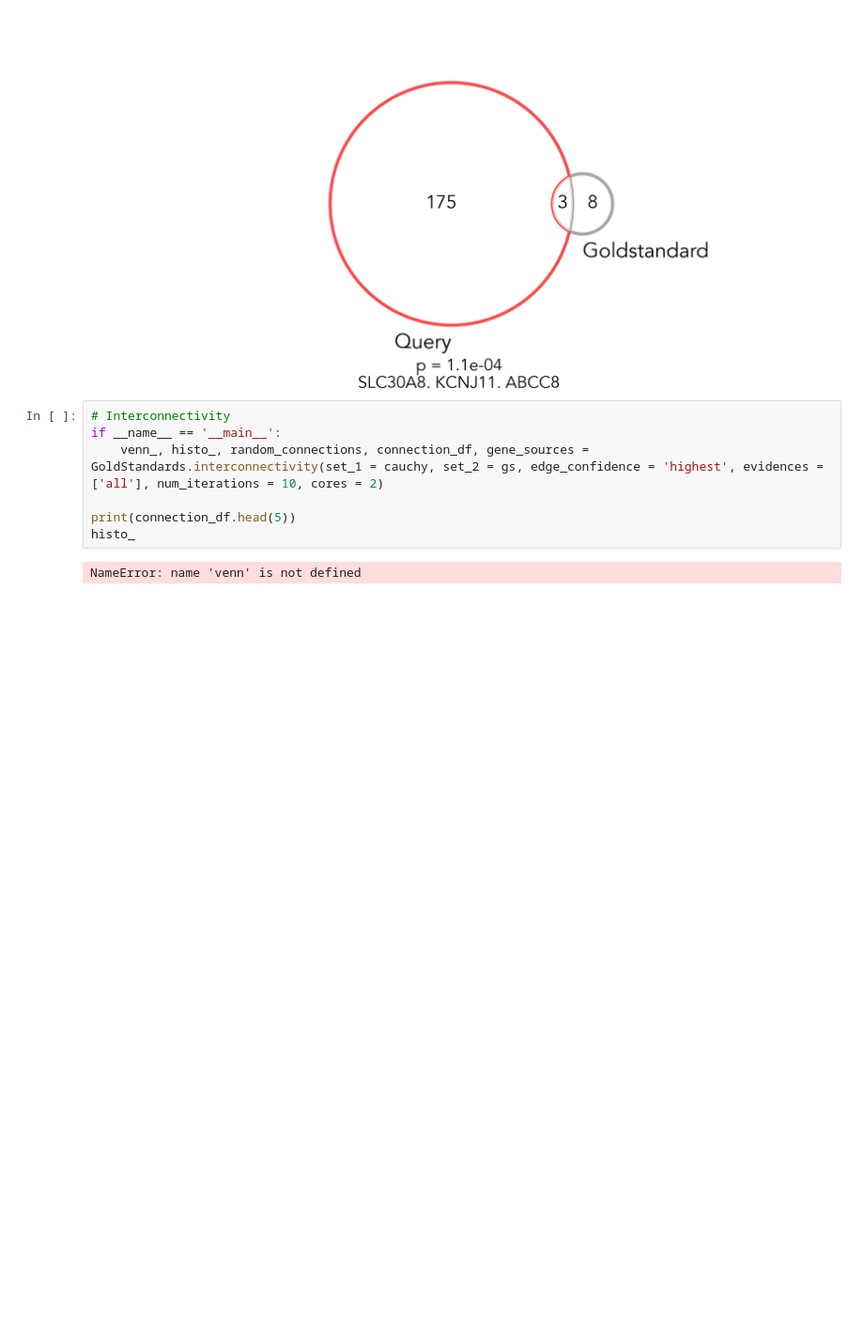
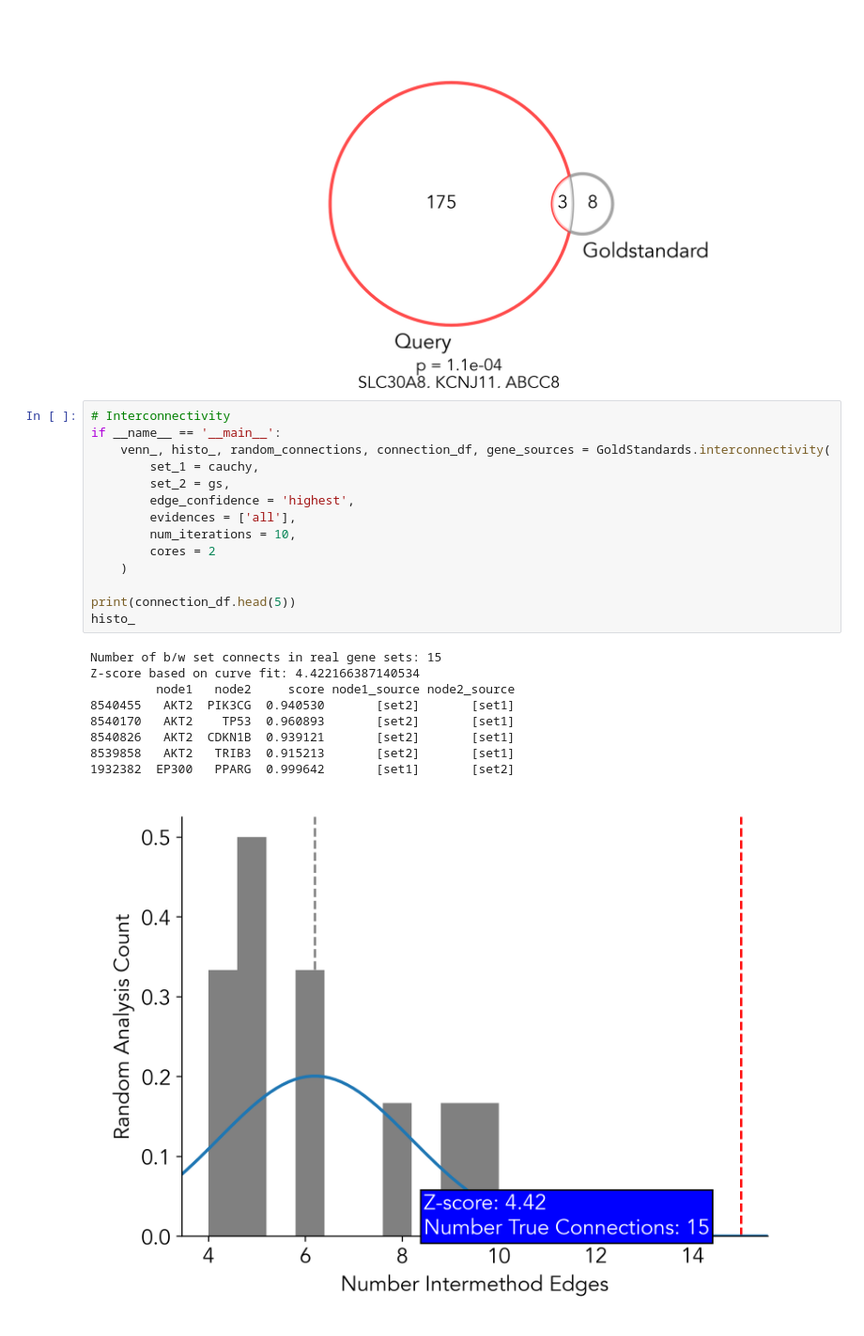
Before and after one commit to kevwilhelm95/pyCfS, a Jupyter notebook: example.ipynb, the cells around one changed output. Shown: that part at 94% size. Drawn from its saved outputs; the diff is of its cells as text; blank space fills up the shorter version.

```diff
--- a/example.ipynb
+++ b/example.ipynb
@@ -104,12 +122,27 @@ pval = 0.00011023520251439876
 # %%
 # Interconnectivity
 if __name__ == '__main__':
-    venn_, histo_, random_connections, connection_df, gene_sources = GoldStandards.interconnectivity(set_1 = cauchy, set_2 = gs, edge_confidence = 'highest', evidences = ['all'], num_iterations = 10, cores = 2)
+    venn_, histo_, random_connections, connection_df, gene_sources = GoldStandards.interconnectivity(
+        set_1 = cauchy,
+        set_2 = gs,
+        edge_confidence = 'highest',
+        evidences = ['all'],
+        num_iterations = 10,
+        cores = 2
+    )
 
 print(connection_df.head(5))
 histo_
 # %% [output]
-NameError: name 'venn' is not defined
+Number of b/w set connects in real gene sets: 15
+Z-score based on curve fit: 4.422166387140534
+         node1   node2     score node1_source node2_source
+8540455   AKT2  PIK3CG  0.940530       [set2]       [set1]
+8540170   AKT2    TP53  0.960893       [set2]       [set1]
+8540826   AKT2  CDKN1B  0.939121       [set2]       [set1]
+8539858   AKT2   TRIB3  0.915213       [set2]       [set1]
+1932382  EP300   PPARG  0.999642       [set1]       [set2]
+[figure, added]
 # %%
 # PubMed Co-Mentions
 comention_df, z_scores, image_dict = GoldStandards.pubmed_comentions(
```
Also changed, not shown: parts of 4 cells of this notebook.
